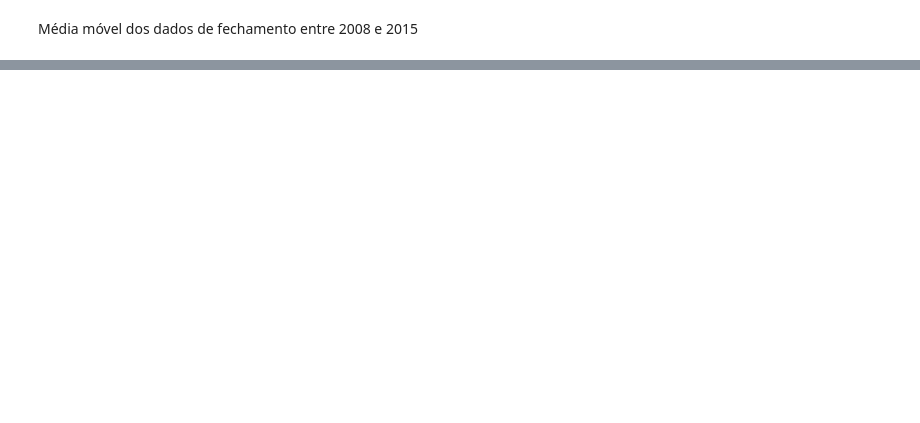
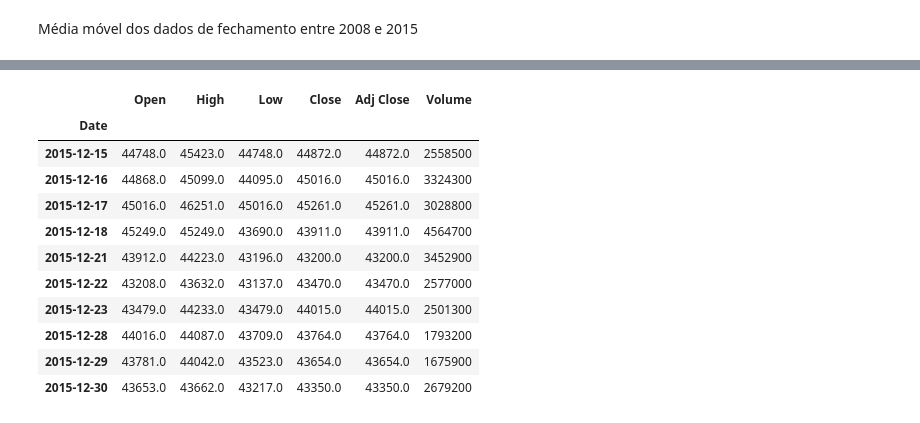
Before and after one commit to Angelicogfa/AnaliseFinanceiraApiYahoo, a Jupyter notebook: AnaliseFinanceiraApiBolsa.ipynb, the cells around one changed output, grey strips where cells are left out. Saved outputs shown, nothing was run; the diff lists cells and outputs as text; code cells hidden in the pictures; blank space fills up the shorter version.

```diff
--- a/AnaliseFinanceiraApiBolsa.ipynb
+++ b/AnaliseFinanceiraApiBolsa.ipynb
@@ -78,0 +108,15 @@ fig.show()
+# %%
+ibov_fatiado[ibov_fatiado.index.month == 12].tail(10)
+# %% [output]
+|  | Open | High | Low | Close | Adj Close | Volume |
+| Date |  |  |  |  |  |  |
+| 2015-12-15 | 44748.0 | 45423.0 | 44748.0 | 44872.0 | 44872.0 | 2558500 |
+| 2015-12-16 | 44868.0 | 45099.0 | 44095.0 | 45016.0 | 45016.0 | 3324300 |
+| 2015-12-17 | 45016.0 | 46251.0 | 45016.0 | 45261.0 | 45261.0 | 3028800 |
+| 2015-12-18 | 45249.0 | 45249.0 | 43690.0 | 43911.0 | 43911.0 | 4564700 |
+| 2015-12-21 | 43912.0 | 44223.0 | 43196.0 | 43200.0 | 43200.0 | 3452900 |
+| 2015-12-22 | 43208.0 | 43632.0 | 43137.0 | 43470.0 | 43470.0 | 2577000 |
+| 2015-12-23 | 43479.0 | 44233.0 | 43479.0 | 44015.0 | 44015.0 | 2501300 |
+| 2015-12-28 | 44016.0 | 44087.0 | 43709.0 | 43764.0 | 43764.0 | 1793200 |
+| 2015-12-29 | 43781.0 | 44042.0 | 43523.0 | 43654.0 | 43654.0 | 1675900 |
+| 2015-12-30 | 43653.0 | 43662.0 | 43217.0 | 43350.0 | 43350.0 | 2679200 |
```
Also changed, not shown: parts of 7 cells of this notebook.
